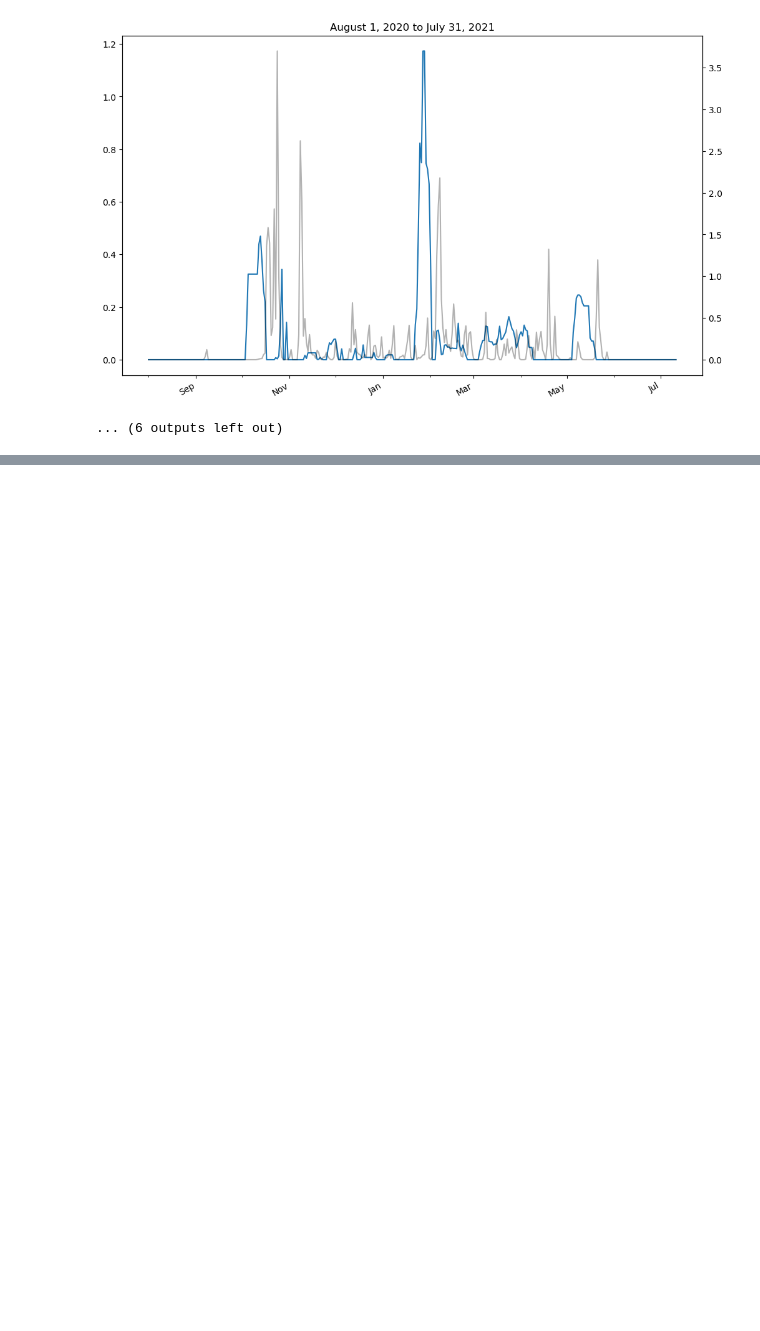
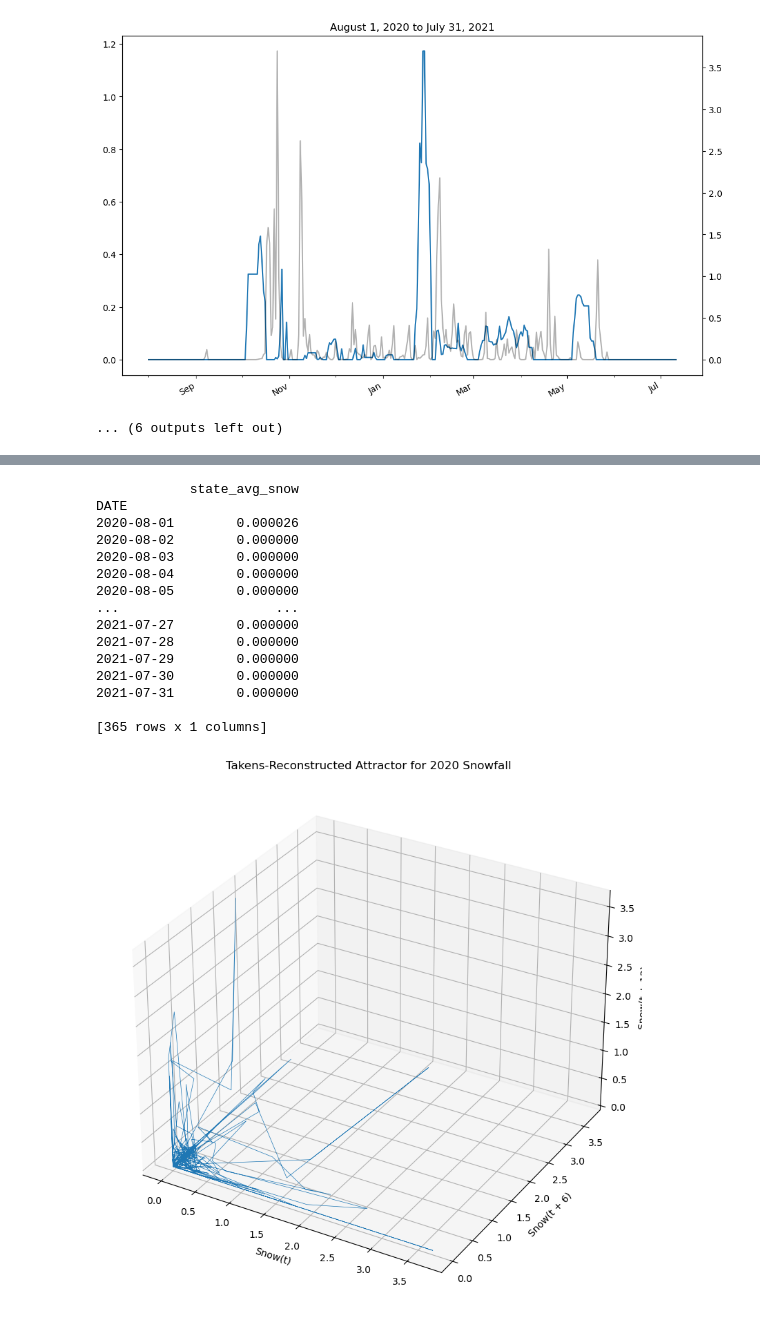
Before and after one commit to jacobsriraman/tda-snow-capstone, a Jupyter notebook: snowfall2.ipynb, the cells around one changed output, grey strips where cells are left out. Saved outputs shown, nothing was run; the diff lists cells and outputs as text; code cells hidden in the pictures; blank space fills up the shorter version.

```diff
--- a/snowfall2.ipynb
+++ b/snowfall2.ipynb
@@ -11,7 +11,7 @@ import calendar
 from datetime import datetime
 import matplotlib.dates as mdates
 # %%
-data = pd.read_csv("cleaned.csv",index_col=0,header=None,skiprows=1)
+data = pd.read_csv(".\data\cleaned.csv",index_col=0,header=None,skiprows=1)
 data = data.iloc[:,1:].iloc[:-31]
 print(data.columns)
 # %% [output]
@@ -412,0 +222,6 @@ plt.show()
+# %%
+data = pd.read_csv("timeseries\montana_snow_timeseries.csv",index_col=0)
+# %%
+data['DATE'] = pd.to_datetime(data['DATE'])
+data = data.set_index("DATE")
+data
@@ -412,0 +243,49 @@ plt.show()
+# %%
+import numpy as np
+import matplotlib.pyplot as plt
+from mpl_toolkits.mplot3d import Axes3D
+import pandas as pd
+
+# Parameters
+window_size = 20
+delay = 6
+
+# Select an example year
+year = 2020
+data1 = data.loc[f'{year}-08-01' : f'{year+1}-07-31']
+print(data1)
+window = data1['state_avg_snow'].values
+
+# Time Delay Embedding in 3D
+X = np.zeros((len(window)-2*delay, 3))
+for i in range(len(window)-2*delay):
+    X[i, 0] = window[i]
+    X[i, 1] = window[i + delay]
+    X[i, 2] = window[i + 2*delay]
+
+# Plot 3D Takens-reconstructed attractor
+fig = plt.figure(figsize=(10, 10))
+ax = fig.add_subplot(111, projection='3d')
+ax.plot(X[:, 0], X[:, 1], X[:, 2], lw=0.5)
+ax.set_title(f"Takens-Reconstructed Attractor for {year} Snowfall")
+ax.set_xlabel("Snow(t)")
+ax.set_ylabel(f"Snow(t + {delay})")
+ax.set_zlabel(f"Snow(t + {2*delay})")
+plt.show()
+# %% [output]
+            state_avg_snow
+DATE
+2020-08-01        0.000026
+2020-08-02        0.000000
+2020-08-03        0.000000
+2020-08-04        0.000000
+2020-08-05        0.000000
+...                    ...
+2021-07-27        0.000000
+2021-07-28        0.000000
+2021-07-29        0.000000
+2021-07-30        0.000000
+2021-07-31        0.000000
+
+[365 rows x 1 columns]
+[figure, added]
```
Also changed, not shown: parts of 9 cells of this notebook, 1 other file.
